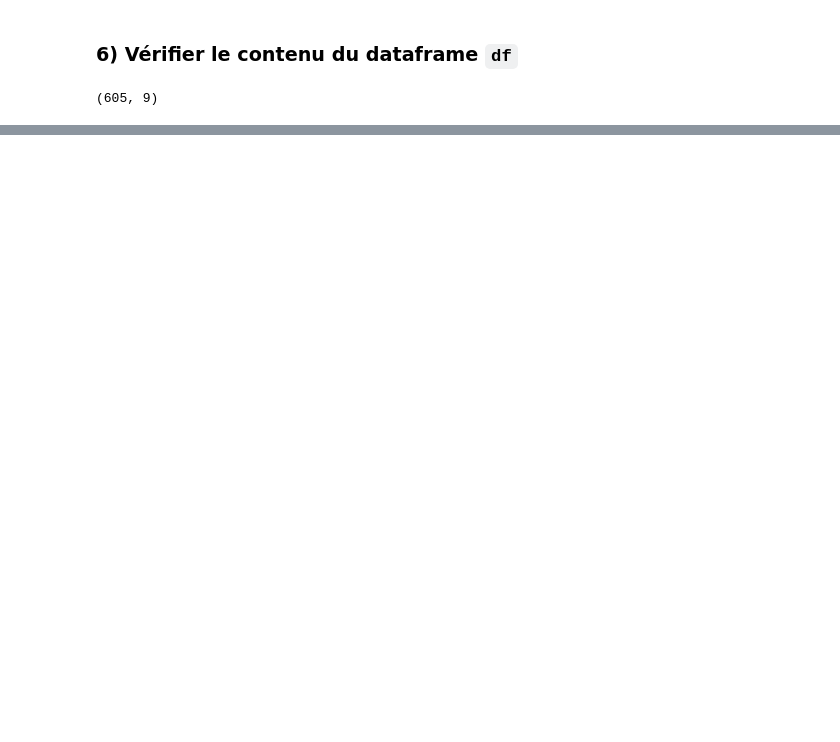
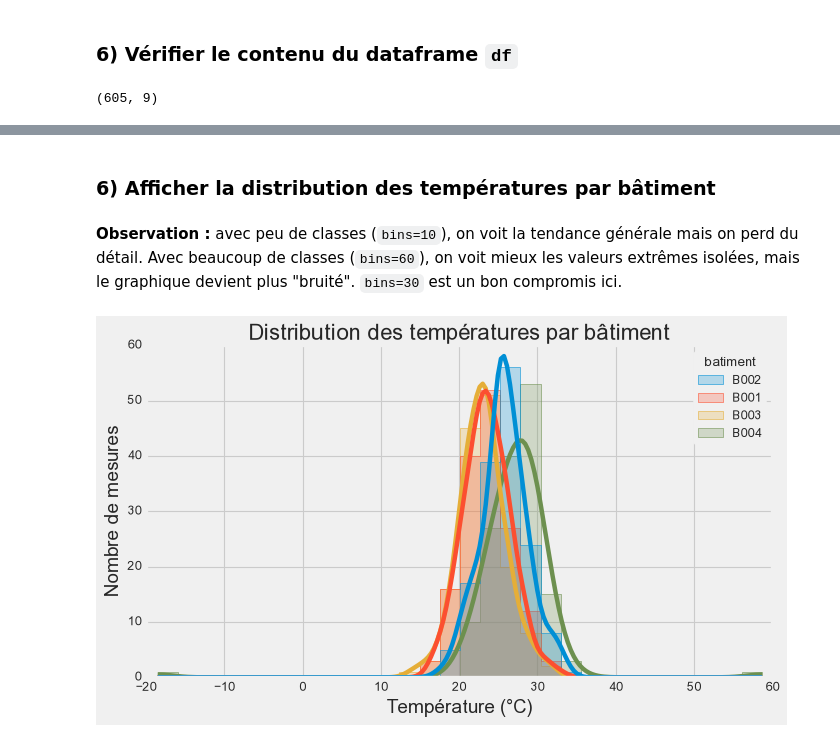
Before and after one commit to khadijagueye235/Atelier_seaborn, a Jupyter notebook: notebooks/atelier_seaborn_iot.ipynb, the cells around one changed output, grey strips where cells are left out. Saved outputs shown, nothing was run; the diff lists cells and outputs as text; code cells hidden in the pictures; blank space fills up the shorter version.

```diff
--- a/notebooks/atelier_seaborn_iot.ipynb
+++ b/notebooks/atelier_seaborn_iot.ipynb
@@ -35,0 +136,13 @@ df.shape
+# %% [markdown]
+### 6) Afficher la distribution des températures par bâtiment
+# %% [markdown]
+**Observation :** avec peu de classes (`bins=10`), on voit la tendance générale mais on perd du détail. Avec beaucoup de classes (`bins=60`), on voit mieux les valeurs extrêmes isolées, mais le graphique devient plus "bruité". `bins=30` est un bon compromis ici.
+# %%
+plt.figure(figsize=(9, 5))
+sns.histplot(data=df, x="temperature", hue="batiment", bins=30, kde=True, element="step")
+plt.title("Distribution des températures par bâtiment")
+plt.xlabel("Température (°C)")
+plt.ylabel("Nombre de mesures")
+plt.show()
+# %% [output]
+[figure, added]
```
Also changed, not shown: parts of 10 cells of this notebook.
